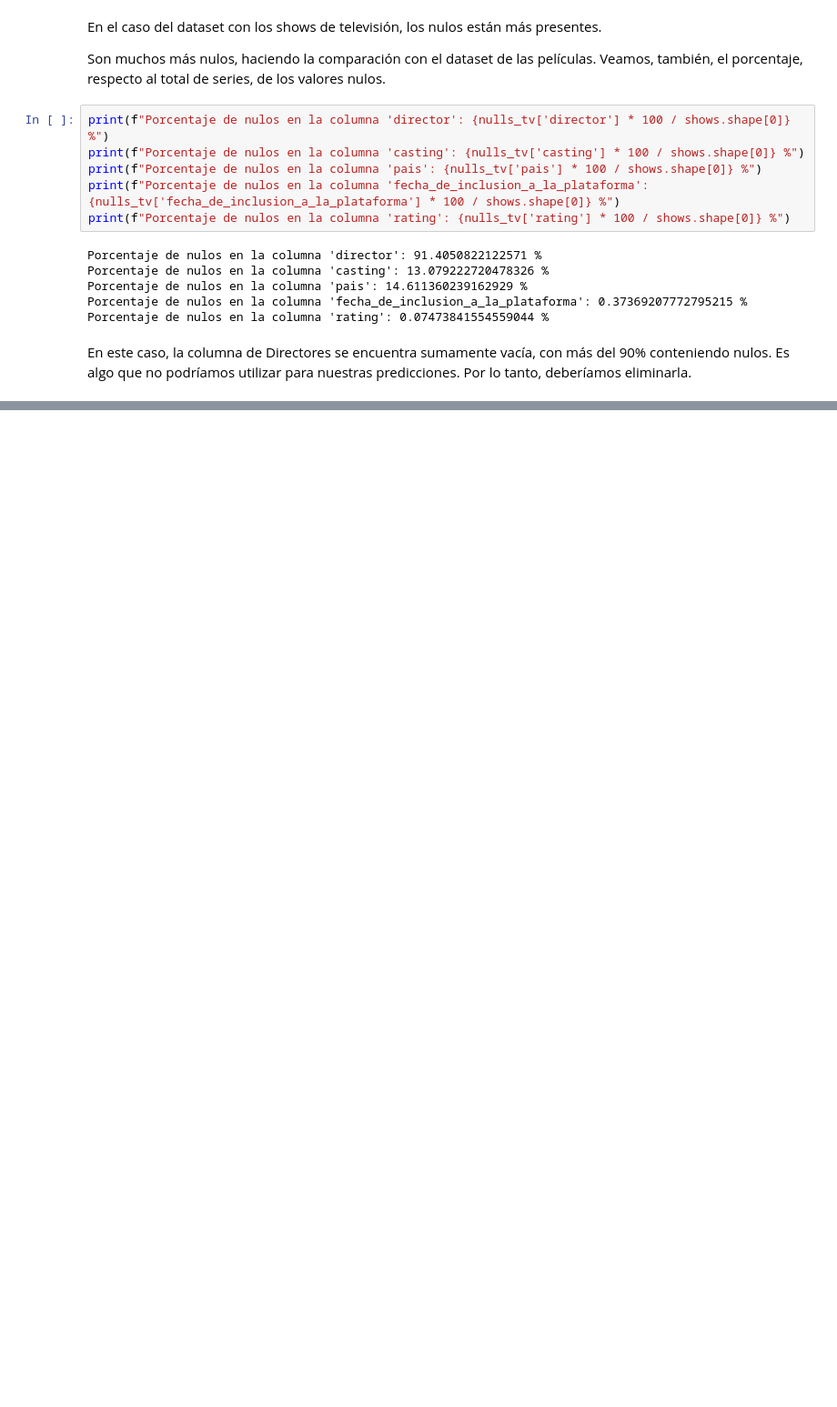
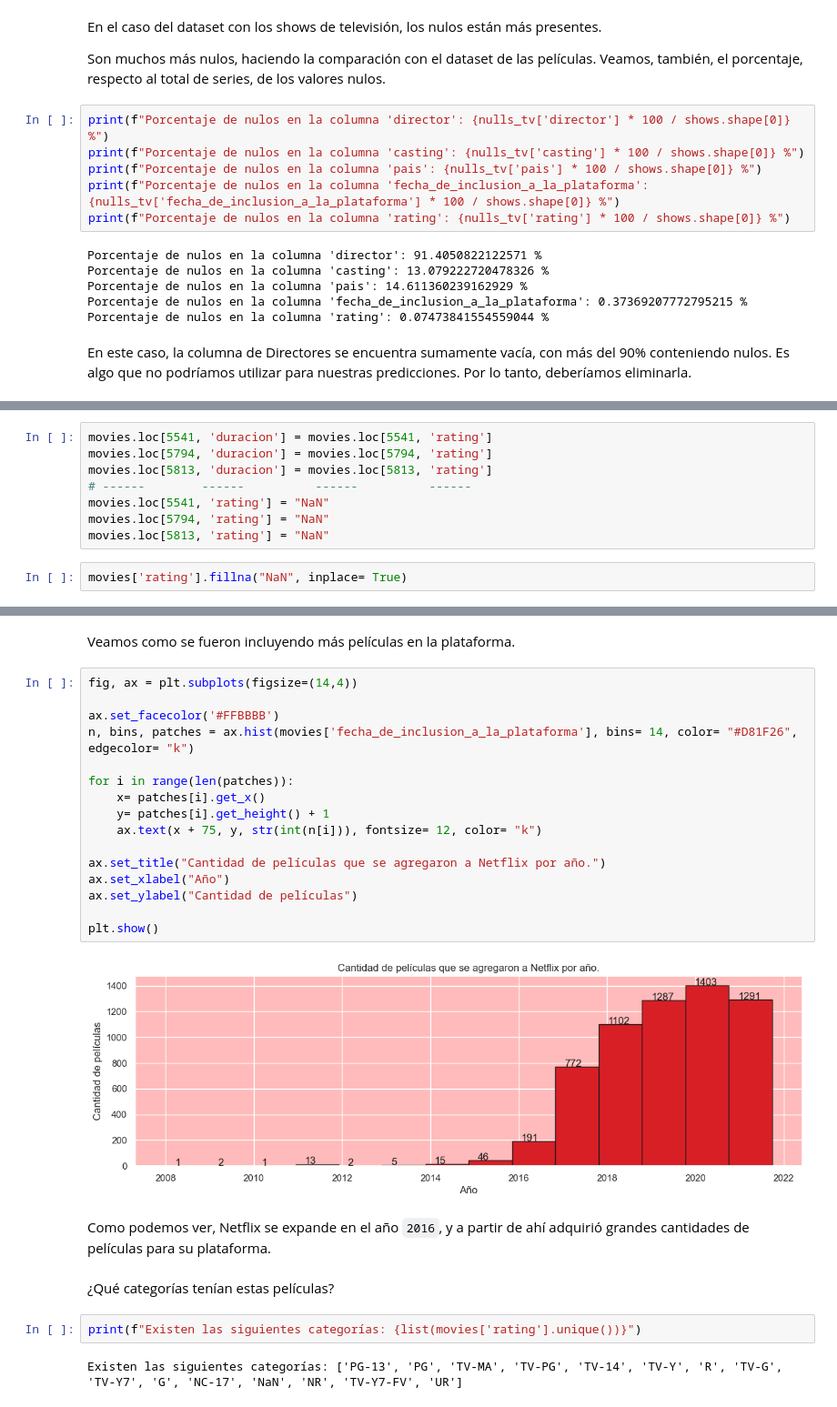
Before and after one commit to Mariagustin-Prg/Netflix-Predictor, a Jupyter notebook: notebook.ipynb, the cells around one changed output, grey strips where cells are left out. Shown at 91% size. Cells and saved outputs as stored; diff of their text form; blank space fills up the shorter version.

````diff
--- a/notebook.ipynb
+++ b/notebook.ipynb
@@ -286,0 +316,10 @@ En este caso, la columna de Directores se encuentra sumamente vacía, con más d
+# %%
+movies.loc[5541, 'duracion'] = movies.loc[5541, 'rating']
+movies.loc[5794, 'duracion'] = movies.loc[5794, 'rating']
+movies.loc[5813, 'duracion'] = movies.loc[5813, 'rating']
+# ------        ------          ------          ------
+movies.loc[5541, 'rating'] = "NaN"
+movies.loc[5794, 'rating'] = "NaN"
+movies.loc[5813, 'rating'] = "NaN"
+# %%
+movies['rating'].fillna("NaN", inplace= True)
@@ -286,0 +335,28 @@ En este caso, la columna de Directores se encuentra sumamente vacía, con más d
+# %% [markdown]
+Veamos como se fueron incluyendo más películas en la plataforma.
+# %%
+fig, ax = plt.subplots(figsize=(14,4))
+
+ax.set_facecolor('#FFBBBB')
+n, bins, patches = ax.hist(movies['fecha_de_inclusion_a_la_plataforma'], bins= 14, color= "#D81F26", edgecolor= "k")
+
+for i in range(len(patches)):
+    x= patches[i].get_x()
+    y= patches[i].get_height() + 1
+    ax.text(x + 75, y, str(int(n[i])), fontsize= 12, color= "k")
+
+ax.set_title("Cantidad de películas que se agregaron a Netflix por año.")
+ax.set_xlabel("Año")
+ax.set_ylabel("Cantidad de películas")
+
+plt.show()
+# %% [output]
+[figure, added]
+# %% [markdown]
+Como podemos ver, Netflix se expande en el año ```2016```, y a partir de ahí adquirió grandes cantidades de películas para su plataforma.
+# %% [markdown]
+¿Qué categorías tenían estas películas?
+# %%
+print(f"Existen las siguientes categorías: {list(movies['rating'].unique())}")
+# %% [output]
+Existen las siguientes categorías: ['PG-13', 'PG', 'TV-MA', 'TV-PG', 'TV-14', 'TV-Y', 'R', 'TV-G', 'TV-Y7', 'G', 'NC-17', 'NaN', 'NR', 'TV-Y7-FV', 'UR']
````
Also changed, not shown: parts of 20 cells of this notebook.
